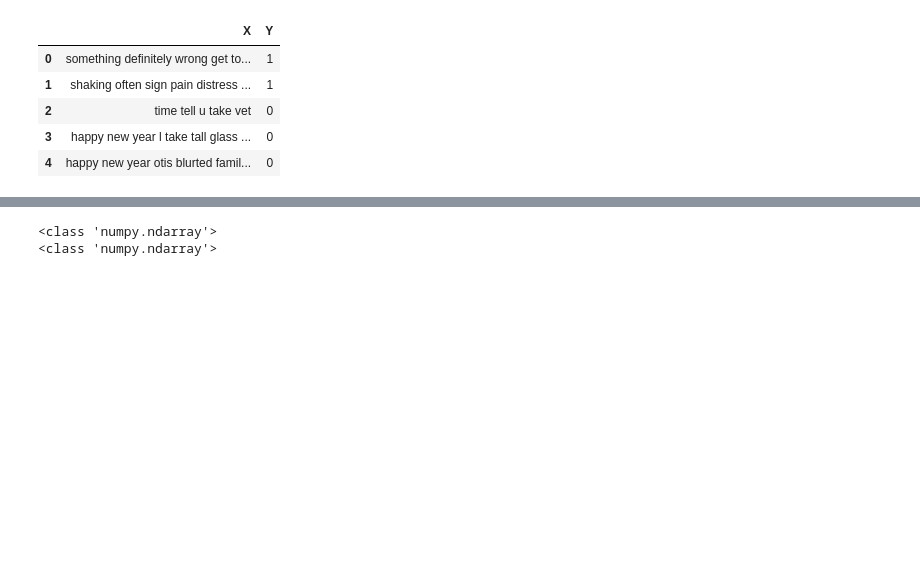
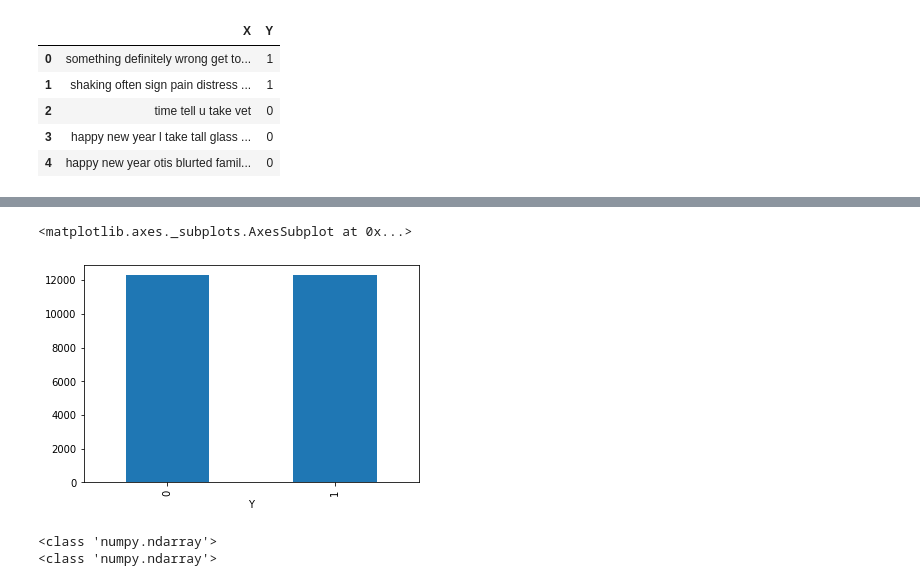
Before and after one commit to sarathkumar000/Classifying-Responses, a Jupyter notebook: ModelFitting.ipynb, the cells around one changed output, grey strips where cells are left out. Saved outputs shown, nothing was run; the diff lists cells and outputs as text; code cells hidden in the pictures; blank space fills up the shorter version.

```diff
--- a/ModelFitting.ipynb
+++ b/ModelFitting.ipynb
@@ -57,3 +75,24 @@ output.head()
+# %%
+from sklearn.utils import resample
+
+df_majority = output[output.Y==1]
+df_minority = output[output.Y==0]
+
+# Upsample minority class
+df_minority_upsampled = resample(df_minority,
+                                 replace=True,     # sample with replacement
+                                 n_samples=9800,    # to match majority class
+                                 random_state=42) # reproducible results
+
+# Combine majority class with upsampled minority class
+output = pd.concat([output, df_minority_upsampled])
+output.groupby("Y")['Y'].count().plot.bar()
+#output = output.sample(frac=1)
+# Display new class counts
+#df_upsampled.label.value_counts()
+# %% [output]
+<matplotlib.axes._subplots.AxesSubplot at 0x...>
+[figure, added]
 # %%
 def BOW_vectorization():
     count_vectorizer = CountVectorizer()
```
Also changed, not shown: parts of 30 cells of this notebook.
